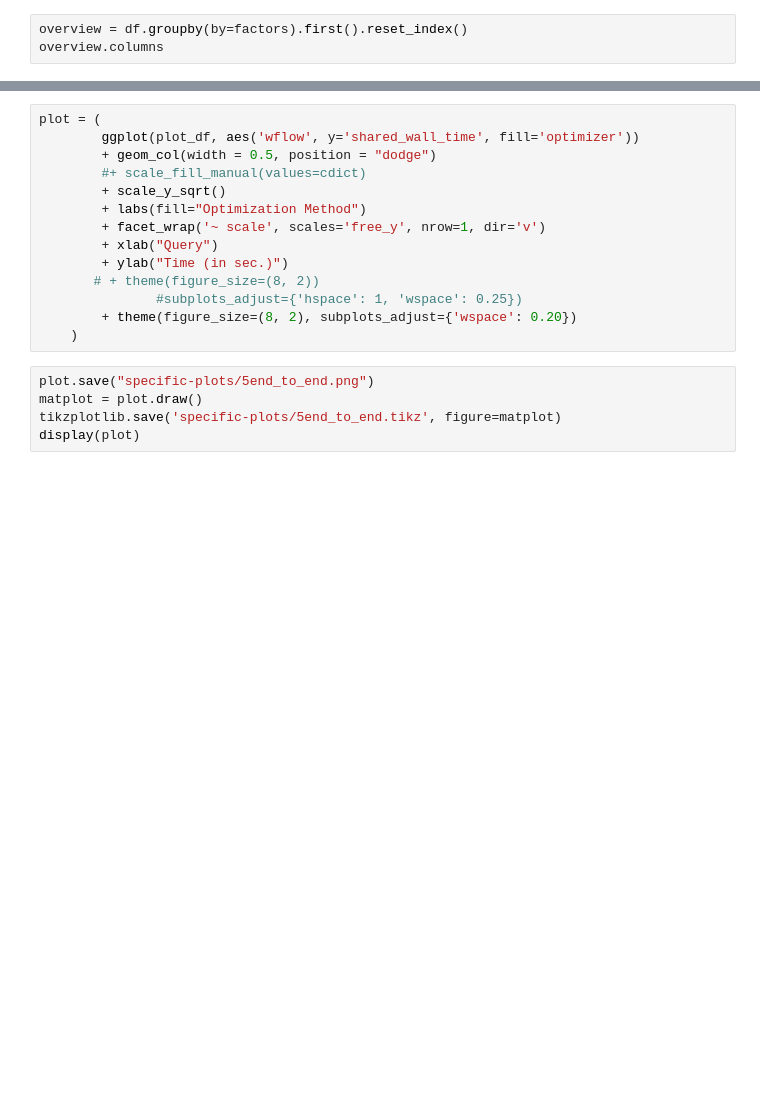
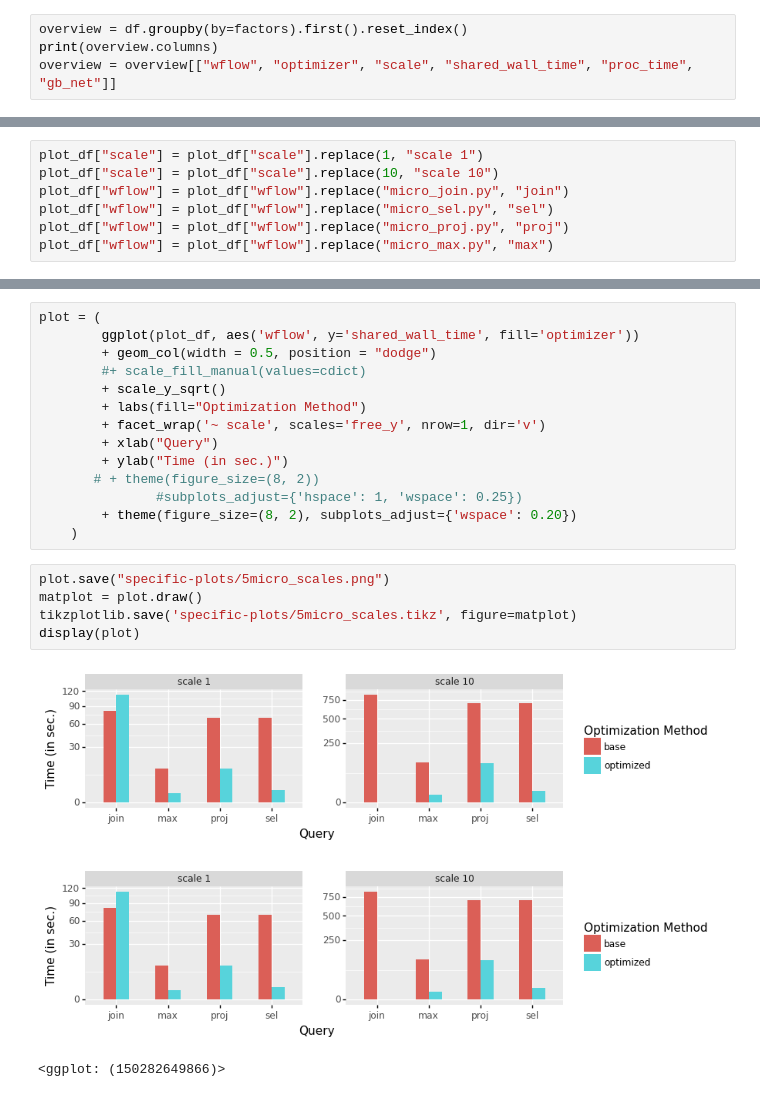
Before and after one commit to yoreei/p2d2, a Jupyter notebook: docs/5micro_scales.ipynb, the cells around one changed output, grey strips where cells are left out. Cells and saved outputs as stored; diff of their text form; blank space fills up the shorter version.

```diff
--- a/docs/5micro_scales.ipynb
+++ b/docs/5micro_scales.ipynb
@@ -41,7 +41,8 @@ array(['optimized'], dtype=object)
 df['gb_net'] = df['bytes_recv']/10**9
 # %%
 overview = df.groupby(by=factors).first().reset_index()
-overview.columns
+print(overview.columns)
+overview = overview[["wflow", "optimizer", "scale", "shared_wall_time", "proc_time", "gb_net"]]
 # %% [output]
 Index(['wflow', 'optimizer', 'net', 'scale', 'bytes_memory', 'cpu_percent',
        'bytes_sent', 'bytes_recv', 'snapshot_idx', 'proc_time', 'exitcode',
@@ -49,6 +50,13 @@ Index(['wflow', 'optimizer', 'net', 'scale', 'bytes_memory', 'cpu_percent',
       dtype='object')
 # %%
 plot_df = overview
+# %%
+plot_df["scale"] = plot_df["scale"].replace(1, "scale 1")
+plot_df["scale"] = plot_df["scale"].replace(10, "scale 10")
+plot_df["wflow"] = plot_df["wflow"].replace("micro_join.py", "join")
+plot_df["wflow"] = plot_df["wflow"].replace("micro_sel.py", "sel")
+plot_df["wflow"] = plot_df["wflow"].replace("micro_proj.py", "proj")
+plot_df["wflow"] = plot_df["wflow"].replace("micro_max.py", "max")
 # %% [markdown]
 # {5micro_scales}
 # %%
@@ -66,7 +74,11 @@ plot = (
         + theme(figure_size=(8, 2), subplots_adjust={'wspace': 0.20})
     )
 # %%
-plot.save("specific-plots/5end_to_end.png")
+plot.save("specific-plots/5micro_scales.png")
 matplot = plot.draw()
-tikzplotlib.save('specific-plots/5end_to_end.tikz', figure=matplot)
+tikzplotlib.save('specific-plots/5micro_scales.tikz', figure=matplot)
 display(plot)
+# %% [output]
+[figure, added]
+[figure, added]
+<ggplot: (150282649866)>
```
Also changed, not shown: parts of 6 cells of this notebook, 24 other files.
